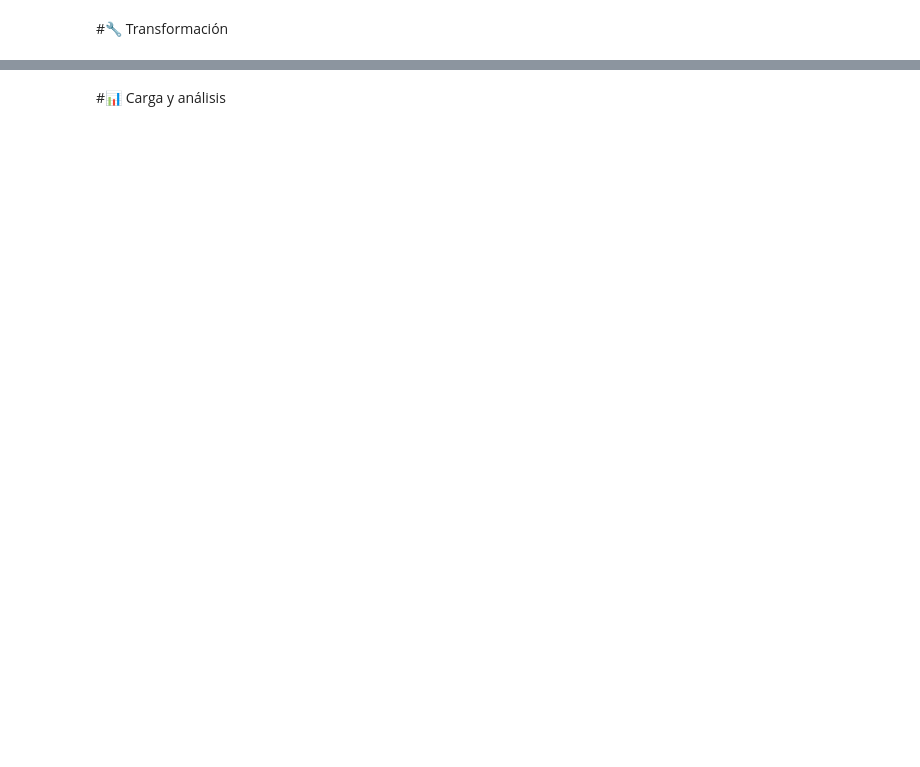
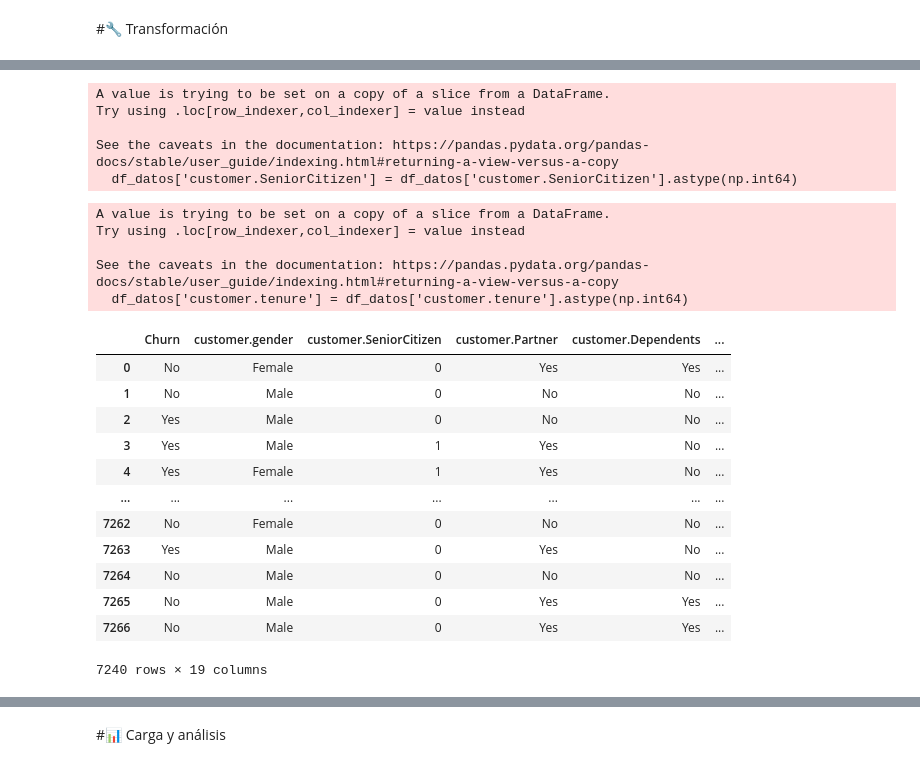
Before and after one commit to gaboitec/Challenge-TelcomX-ONE-pandas-matplotlib, a Jupyter notebook: TelecomX_LATAM.ipynb, the cells around one changed output, grey strips where cells are left out. Drawn from its saved outputs; the diff is of its cells as text; code cells hidden in the pictures; blank space fills up the shorter version.

```diff
--- a/TelecomX_LATAM.ipynb
+++ b/TelecomX_LATAM.ipynb
@@ -19,0 +109,2 @@ datos.head()
+# %%
+df_datos = df_datos.drop_duplicates()
@@ -19,0 +136,34 @@ datos.head()
+# %%
+import numpy as np
+
+df_datos['customer.SeniorCitizen'] = df_datos['customer.SeniorCitizen'].astype(np.int64)
+# %% [output]
+A value is trying to be set on a copy of a slice from a DataFrame.
+Try using .loc[row_indexer,col_indexer] = value instead
+
+See the caveats in the documentation: https://pandas.pydata.org/pandas-docs/stable/user_guide/indexing.html#returning-a-view-versus-a-copy
+  df_datos['customer.SeniorCitizen'] = df_datos['customer.SeniorCitizen'].astype(np.int64)
+# %%
+df_datos['customer.tenure'] = df_datos['customer.tenure'].astype(np.int64)
+# %% [output]
+A value is trying to be set on a copy of a slice from a DataFrame.
+Try using .loc[row_indexer,col_indexer] = value instead
+
+See the caveats in the documentation: https://pandas.pydata.org/pandas-docs/stable/user_guide/indexing.html#returning-a-view-versus-a-copy
+  df_datos['customer.tenure'] = df_datos['customer.tenure'].astype(np.int64)
+# %%
+df_datos
+# %% [output]
+|  | Churn | customer.gender | customer.SeniorCitizen | customer.Partner | customer.Dependents | ... |
+| 0 | No | Female | 0 | Yes | Yes | ... |
+| 1 | No | Male | 0 | No | No | ... |
+| 2 | Yes | Male | 0 | No | No | ... |
+| 3 | Yes | Male | 1 | Yes | No | ... |
+| 4 | Yes | Female | 1 | Yes | No | ... |
+| ... | ... | ... | ... | ... | ... | ... |
+| 7262 | No | Female | 0 | No | No | ... |
+| 7263 | Yes | Male | 0 | Yes | No | ... |
+| 7264 | No | Male | 0 | No | No | ... |
+| 7265 | No | Male | 0 | Yes | Yes | ... |
+| 7266 | No | Male | 0 | Yes | Yes | ... |
+7240 rows × 19 columns
```
Also changed, not shown: parts of 27 cells of this notebook.
